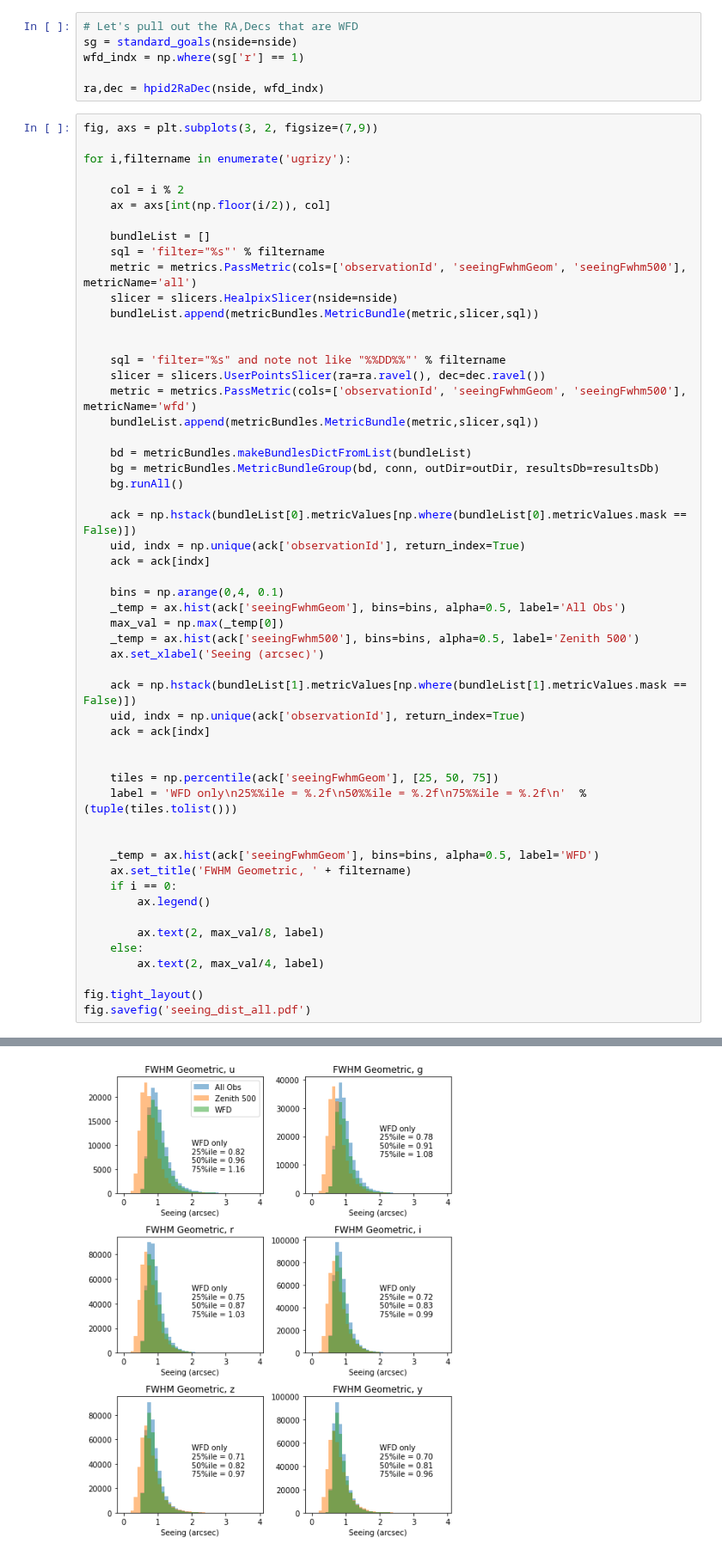
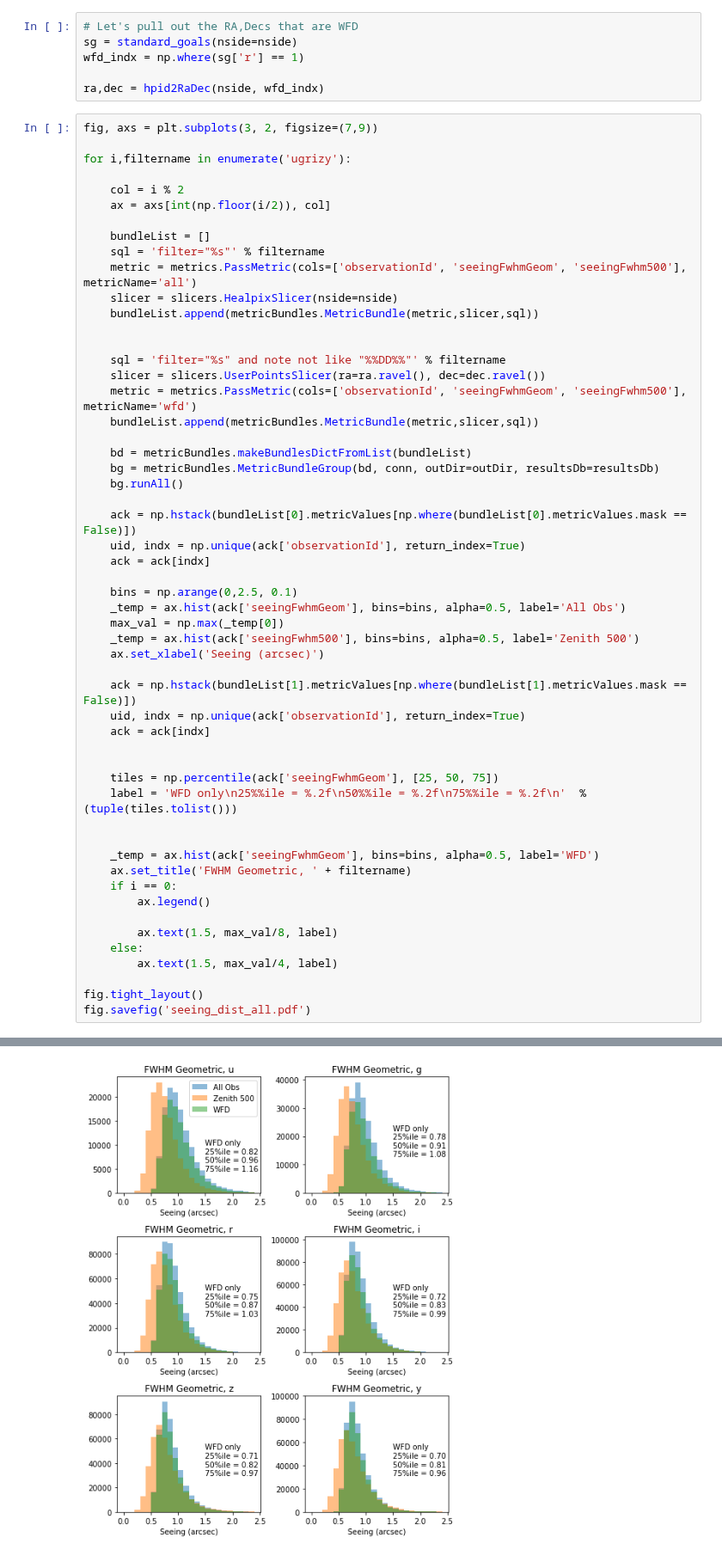
Before and after one commit to yoachim/21_Scratch, a Jupyter notebook: seeing_plots/seeing_dist.ipynb, the cells around one changed output, grey strips where cells are left out. Shown at 86% size. Drawn from its saved outputs; the diff is of its cells as text.

```diff
--- a/seeing_plots/seeing_dist.ipynb
+++ b/seeing_plots/seeing_dist.ipynb
@@ -53,7 +53,7 @@ for i,filtername in enumerate('ugrizy'):
     uid, indx = np.unique(ack['observationId'], return_index=True)
     ack = ack[indx]
 
-    bins = np.arange(0,4, 0.1)
+    bins = np.arange(0,2.5, 0.1)
     _temp = ax.hist(ack['seeingFwhmGeom'], bins=bins, alpha=0.5, label='All Obs')
     max_val = np.max(_temp[0])
     _temp = ax.hist(ack['seeingFwhm500'], bins=bins, alpha=0.5, label='Zenith 500')
@@ -73,9 +73,9 @@ for i,filtername in enumerate('ugrizy'):
     if i == 0:
         ax.legend()
 
-        ax.text(2, max_val/8, label)
+        ax.text(1.5, max_val/8, label)
     else:
-        ax.text(2, max_val/4, label)
+        ax.text(1.5, max_val/4, label)
 
 fig.tight_layout()
 fig.savefig('seeing_dist_all.pdf')
@@ -92,9 +92,9 @@ Querying database SummaryAllProps with constraint filter="u" and note not like "
 Found 125233 visits
 Running:  ['opsim_wfd_u_and_note_not_like_DD_USER']
 Completed metric generation.
 ... (74 lines left out)
 Completed metric generation.
 Running reduce methods.
 Running summary statistics.
 Completed.
-[figure, old version]
+[figure, new version]
```
Also changed, not shown: parts of 1 cell of this notebook, 1 other file.
